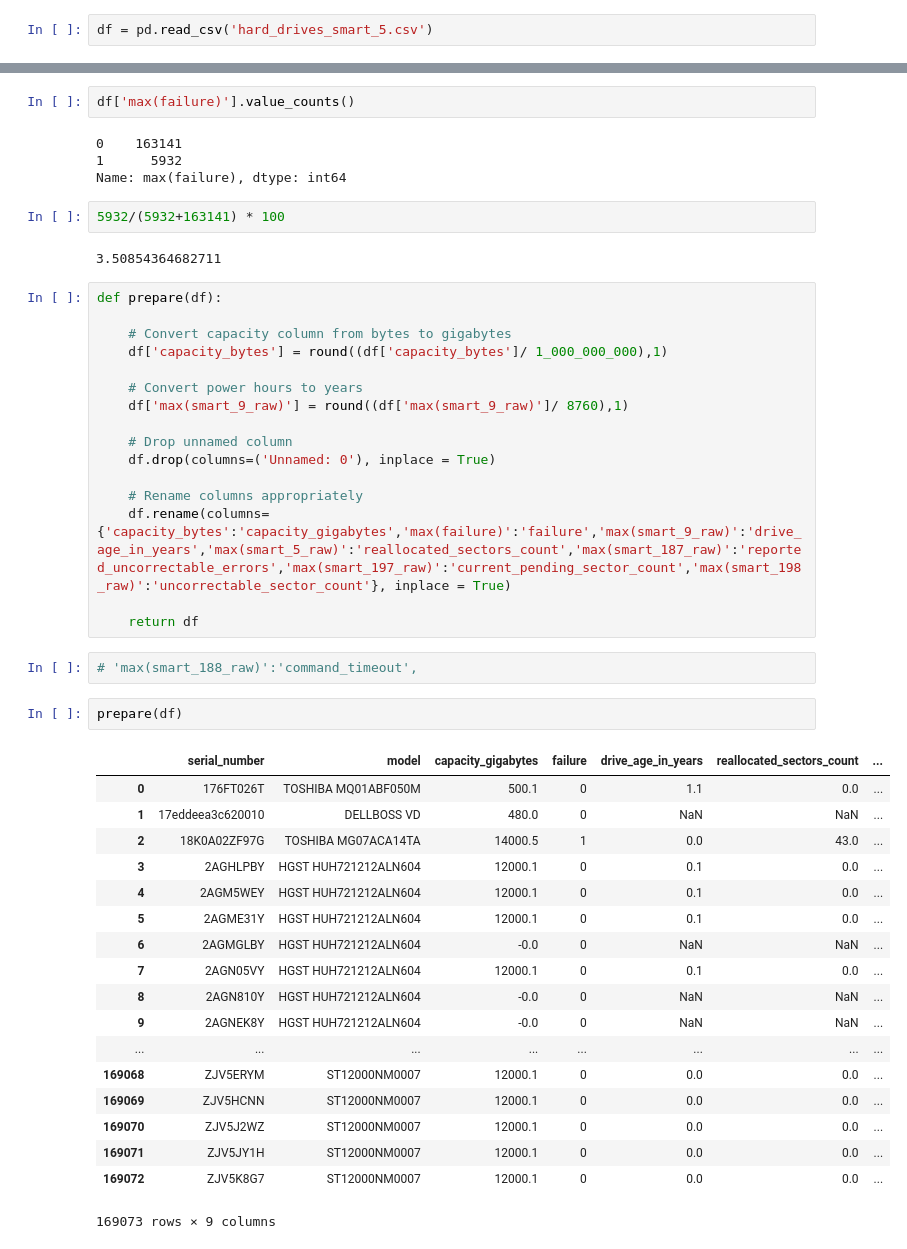
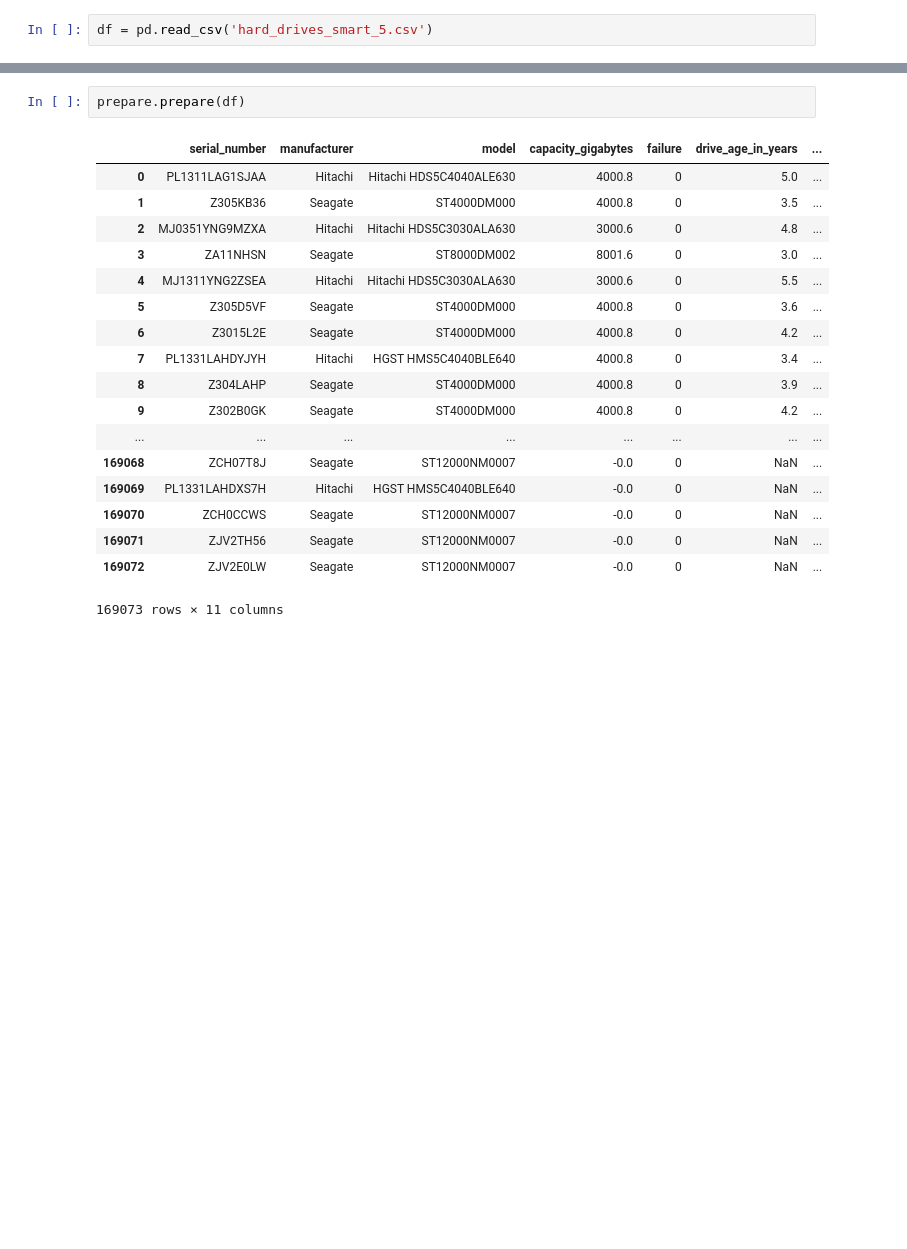
Before and after one commit to just-keep-spinning/hard-drive-project, a Jupyter notebook: david_capstone_folder/david_test.ipynb, the cells around one changed output, grey strips where cells are left out. Cells and saved outputs as stored; diff of their text form; blank space fills up the shorter version.

Commit message:
updated prepare.py to include tim's manufacturer function

```diff
--- a/david_capstone_folder/david_test.ipynb
+++ b/david_capstone_folder/david_test.ipynb
@@ -35,52 +36,24 @@ df.head(10)
-# %%
-df['max(failure)'].value_counts()
-# %% [output]
-0    163141
-1      5932
-Name: max(failure), dtype: int64
-# %%
-5932/(5932+163141) * 100
-# %% [output]
-3.50854364682711
-# %%
-def prepare(df):
-
-    # Convert capacity column from bytes to gigabytes
-    df['capacity_bytes'] = round((df['capacity_bytes']/ 1_000_000_000),1)
-
-    # Convert power hours to years
-    df['max(smart_9_raw)'] = round((df['max(smart_9_raw)']/ 8760),1)
-
-    # Drop unnamed column
-    df.drop(columns=('Unnamed: 0'), inplace = True)
-
-    # Rename columns appropriately
-    df.rename(columns={'capacity_bytes':'capacity_gigabytes','max(failure)':'failure','max(smart_9_raw)':'drive_age_in_years','max(smart_5_raw)':'reallocated_sectors_count','max(smart_187_raw)':'reported_uncorrectable_errors','max(smart_197_raw)':'current_pending_sector_count','max(smart_198_raw)':'uncorrectable_sector_count'}, inplace = True)
-
-    return df
-# %%
-# 'max(smart_188_raw)':'command_timeout',
 # %%
-prepare(df)
+prepare.prepare(df)
 # %% [output]
-|  | serial_number | model | capacity_gigabytes | failure | drive_age_in_years | reallocated_sectors_count | ... |
-| 0 | 176FT026T | TOSHIBA MQ01ABF050M | 500.1 | 0 | 1.1 | 0.0 | ... |
-| 1 | 17eddeea3c620010 | DELLBOSS VD | 480.0 | 0 | NaN | NaN | ... |
-| 2 | 18K0A02ZF97G | TOSHIBA MG07ACA14TA | 14000.5 | 1 | 0.0 | 43.0 | ... |
-| 3 | 2AGHLPBY | HGST HUH721212ALN604 | 12000.1 | 0 | 0.1 | 0.0 | ... |
-| 4 | 2AGM5WEY | HGST HUH721212ALN604 | 12000.1 | 0 | 0.1 | 0.0 | ... |
-| 5 | 2AGME31Y | HGST HUH721212ALN604 | 12000.1 | 0 | 0.1 | 0.0 | ... |
-| 6 | 2AGMGLBY | HGST HUH721212ALN604 | -0.0 | 0 | NaN | NaN | ... |
-| 7 | 2AGN05VY | HGST HUH721212ALN604 | 12000.1 | 0 | 0.1 | 0.0 | ... |
-| 8 | 2AGN810Y | HGST HUH721212ALN604 | -0.0 | 0 | NaN | NaN | ... |
-| 9 | 2AGNEK8Y | HGST HUH721212ALN604 | -0.0 | 0 | NaN | NaN | ... |
+|  | serial_number | manufacturer | model | capacity_gigabytes | failure | drive_age_in_years | ... |
+| 0 | PL1311LAG1SJAA | Hitachi | Hitachi HDS5C4040ALE630 | 4000.8 | 0 | 5.0 | ... |
+| 1 | Z305KB36 | Seagate | ST4000DM000 | 4000.8 | 0 | 3.5 | ... |
+| 2 | MJ0351YNG9MZXA | Hitachi | Hitachi HDS5C3030ALA630 | 3000.6 | 0 | 4.8 | ... |
+| 3 | ZA11NHSN | Seagate | ST8000DM002 | 8001.6 | 0 | 3.0 | ... |
+| 4 | MJ1311YNG2ZSEA | Hitachi | Hitachi HDS5C3030ALA630 | 3000.6 | 0 | 5.5 | ... |
+| 5 | Z305D5VF | Seagate | ST4000DM000 | 4000.8 | 0 | 3.6 | ... |
+| 6 | Z3015L2E | Seagate | ST4000DM000 | 4000.8 | 0 | 4.2 | ... |
+| 7 | PL1331LAHDYJYH | Hitachi | HGST HMS5C4040BLE640 | 4000.8 | 0 | 3.4 | ... |
+| 8 | Z304LAHP | Seagate | ST4000DM000 | 4000.8 | 0 | 3.9 | ... |
+| 9 | Z302B0GK | Seagate | ST4000DM000 | 4000.8 | 0 | 4.2 | ... |
 | ... | ... | ... | ... | ... | ... | ... | ... |
-| 169068 | ZJV5ERYM | ST12000NM0007 | 12000.1 | 0 | 0.0 | 0.0 | ... |
-| 169069 | ZJV5HCNN | ST12000NM0007 | 12000.1 | 0 | 0.0 | 0.0 | ... |
-| 169070 | ZJV5J2WZ | ST12000NM0007 | 12000.1 | 0 | 0.0 | 0.0 | ... |
-| 169071 | ZJV5JY1H | ST12000NM0007 | 12000.1 | 0 | 0.0 | 0.0 | ... |
-| 169072 | ZJV5K8G7 | ST12000NM0007 | 12000.1 | 0 | 0.0 | 0.0 | ... |
+| 169068 | ZCH07T8J | Seagate | ST12000NM0007 | -0.0 | 0 | NaN | ... |
+| 169069 | PL1331LAHDXS7H | Hitachi | HGST HMS5C4040BLE640 | -0.0 | 0 | NaN | ... |
+| 169070 | ZCH0CCWS | Seagate | ST12000NM0007 | -0.0 | 0 | NaN | ... |
+| 169071 | ZJV2TH56 | Seagate | ST12000NM0007 | -0.0 | 0 | NaN | ... |
+| 169072 | ZJV2E0LW | Seagate | ST12000NM0007 | -0.0 | 0 | NaN | ... |
-169073 rows × 9 columns
+169073 rows × 11 columns
 # %%
 df.dtypes
 # %% [output]
```
Also changed, not shown: parts of 11 cells of this notebook, 2 other files.
